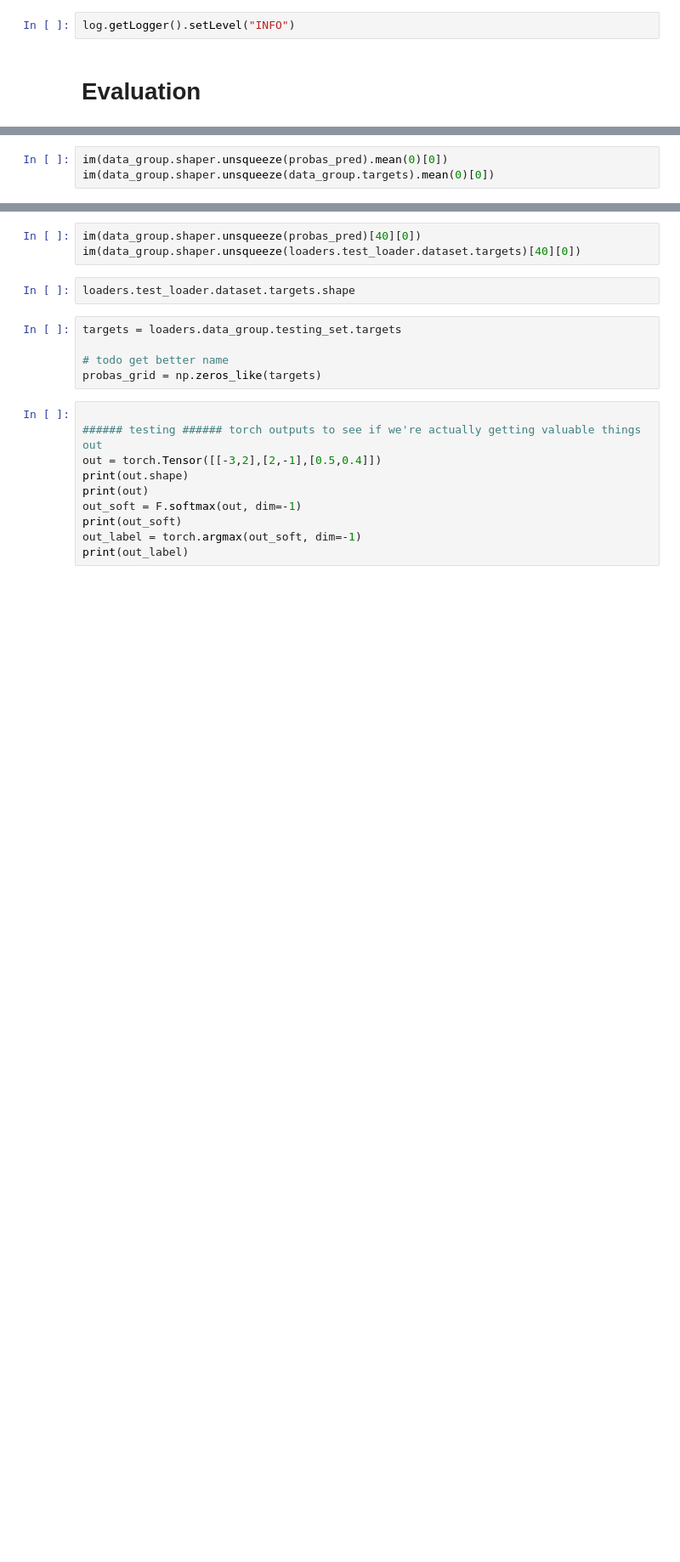
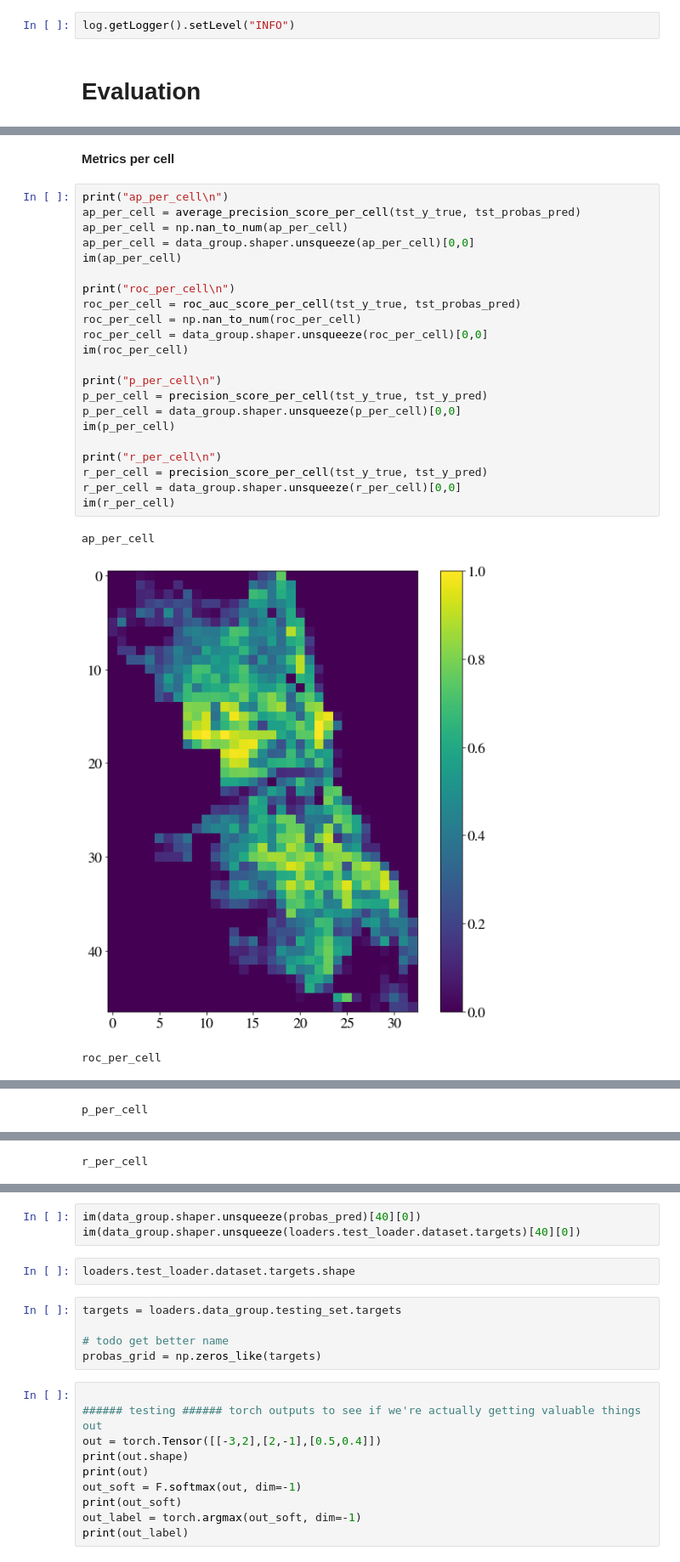
Before and after one commit to bernsblack/masters, a Jupyter notebook: run_kang_fnn_model.ipynb, the cells around one changed output, grey strips where cells are left out. Shown: that part at 85% size. Cells and saved outputs as stored; diff of their text form; blank space fills up the shorter version.

```diff
--- a/run_kang_fnn_model.ipynb
+++ b/run_kang_fnn_model.ipynb
@@ -324,3 +334,28 @@ save_metrics(y_true=y_true,
-# %%
-im(data_group.shaper.unsqueeze(probas_pred).mean(0)[0])
-im(data_group.shaper.unsqueeze(data_group.targets).mean(0)[0])
+# %% [markdown]
+**Metrics per cell**
+# %%
+print("ap_per_cell\n")
+ap_per_cell = average_precision_score_per_cell(tst_y_true, tst_probas_pred)
+ap_per_cell = np.nan_to_num(ap_per_cell)
+ap_per_cell = data_group.shaper.unsqueeze(ap_per_cell)[0,0]
+im(ap_per_cell)
+
+print("roc_per_cell\n")
+roc_per_cell = roc_auc_score_per_cell(tst_y_true, tst_probas_pred)
+roc_per_cell = np.nan_to_num(roc_per_cell)
+roc_per_cell = data_group.shaper.unsqueeze(roc_per_cell)[0,0]
+im(roc_per_cell)
+
+print("p_per_cell\n")
+p_per_cell = precision_score_per_cell(tst_y_true, tst_y_pred)
+p_per_cell = data_group.shaper.unsqueeze(p_per_cell)[0,0]
+im(p_per_cell)
+
+print("r_per_cell\n")
+r_per_cell = precision_score_per_cell(tst_y_true, tst_y_pred)
+r_per_cell = data_group.shaper.unsqueeze(r_per_cell)[0,0]
+im(r_per_cell)
+# %% [output]
+ap_per_cell
+[figure, added]
+roc_per_cell
@@ -326,0 +363 @@ im(data_group.shaper.unsqueeze(data_group.targets).mean(0)[0])
+p_per_cell
@@ -326,0 +365 @@ im(data_group.shaper.unsqueeze(data_group.targets).mean(0)[0])
+r_per_cell
```
Also changed, not shown: parts of 12 cells of this notebook, 4 other files.
